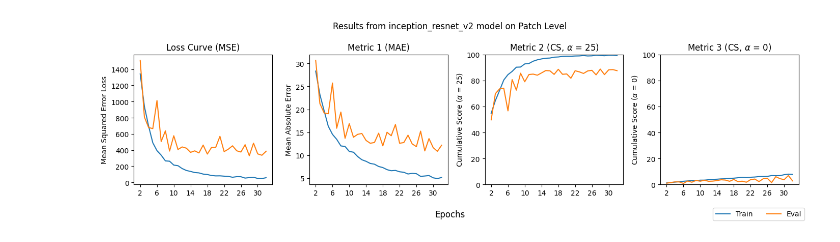
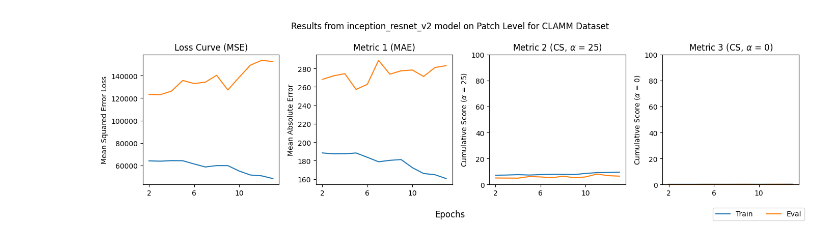
Before and after one commit to NikolaiHerrmann/deep-dating, a Jupyter notebook: src/graph_eval.ipynb, the cells around one changed output. Cells and saved outputs as stored; diff of their text form; code cells hidden in the pictures.

Commit message:
added to settings file

```diff
--- a/src/graph_eval.ipynb
+++ b/src/graph_eval.ipynb
@@ -31,33 +31,33 @@ def epoch_plot(run_path, skip_n = 2):
                   ("Mean Absolute Error", "Metric 1 (MAE)", mae_vals),
                   (r"Cumulative Score ($\alpha$ = 25)", r"Metric 2 (CS, $\alpha$ = 25)", cs25_vals),
                   (r"Cumulative Score ($\alpha$ = 0)", r"Metric 3 (CS, $\alpha$ = 0)", cs0_vals)]
 
         plots = []
         for ax, (y_label, title, y) in zip(axs, titles):
             ax.set_xticks(np.arange(skip_n, n_epochs + 1, 4)) # linspace instead
             plots.append(ax.plot(x, y, label=set_type.title()))
             ax.set_ylabel(y_label)
             ax.set_title(title)
 
         axs[2].set_ylim(0, 100)
         axs[3].set_ylim(0, 100)
 
     fig.subplots_adjust(wspace=0.3, top=0.8)
     fig.supxlabel("Epochs")
-    fig.suptitle(f"Results from {settings['model_name']} model on Patch Level")
+    fig.suptitle(f"Results from {settings['model_name']} model on Patch Level for {settings['dataset'].upper()} Dataset")
     fig.tight_layout()
 
     handles, labels = plt.gca().get_legend_handles_labels()
     by_label = dict(zip(labels, handles))
     fig.legend(by_label.values(), by_label.keys(), loc="lower right", ncols=2)
 
     plot_name = os.path.basename(path).split(".")[0]
     plot_path = os.path.dirname(path)
     plt.savefig(os.path.join(plot_path, plot_name + ".png"), dpi=300)
     plt.savefig(os.path.join(plot_path, plot_name + ".pdf"))
 
     plt.show()
 
-epoch_plot("runs/Jan6-22-21-16")
+epoch_plot("runs/Jan8-19-25-16")
 # %% [output]
-[figure, old version]
+[figure, new version]
```
Also changed, not shown: 2 other files.
